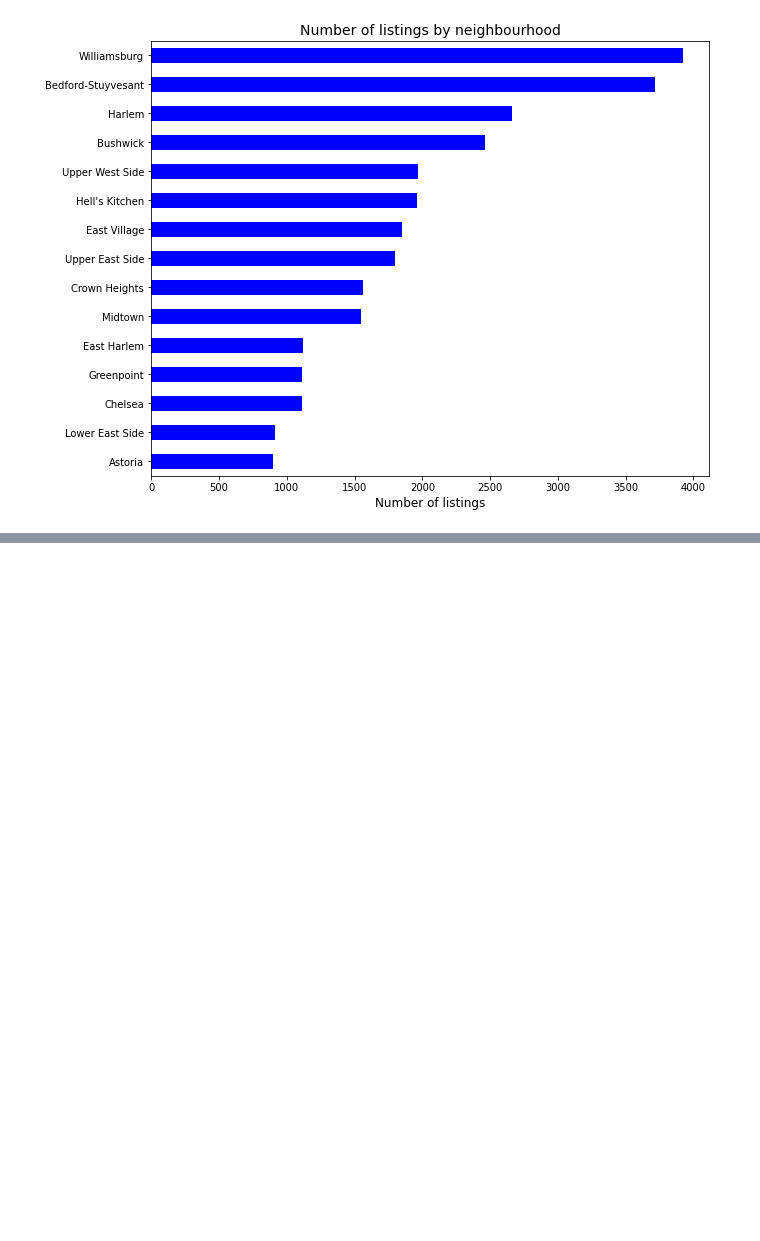
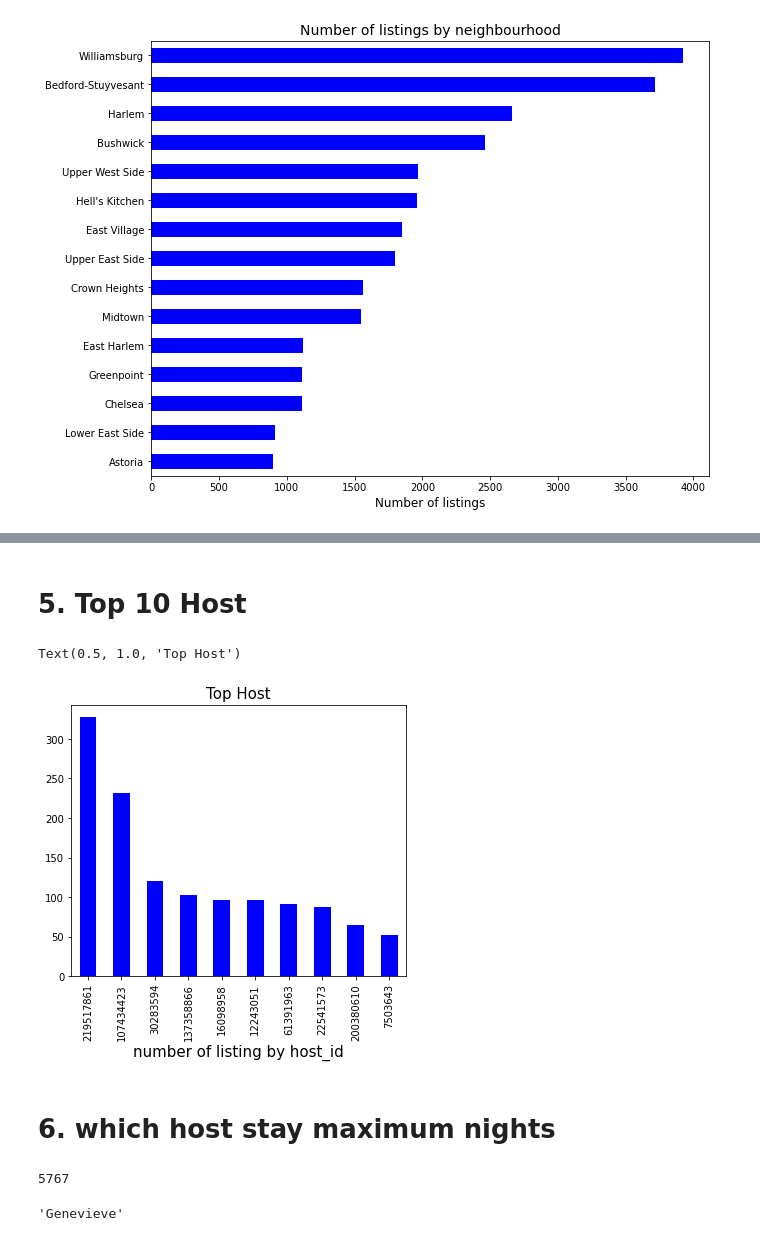
Before and after one commit to vaibhav639/Airbnb-Bookings-Analysis, a Jupyter notebook: Airbnb_Bookings_Analysis_Github.ipynb, the cells around one changed output, grey strips where cells are left out. Saved outputs shown, nothing was run; the diff lists cells and outputs as text; code cells hidden in the pictures; blank space fills up the shorter version.

```diff
--- a/Airbnb_Bookings_Analysis_Github.ipynb
+++ b/Airbnb_Bookings_Analysis_Github.ipynb
@@ -89,0 +104,21 @@ plt.show()
+# %% [markdown]
+# 5. Top 10 Host
+# %%
+top_host = df['host_id'].value_counts().head(10)
+top_host.plot(kind = 'bar', color = 'b', figsize = (6,5))
+plt.xlabel('number of listing by host_id', fontsize = 15)
+plt.title('Top Host', fontsize = 15 )
+# %% [output]
+Text(0.5, 1.0, 'Top Host')
+[figure, added]
+# %% [markdown]
+# 6. which host stay maximum nights
+# %%
+#find index of maximum night in colomn 'minimum_nights.
+print(df['minimum_nights'].idxmax())
+# %% [output]
+5767
+# %%
+df['host_name'].loc[df['minimum_nights'].idxmax()]
+# %% [output]
+'Genevieve'
```
Also changed, not shown: parts of 6 cells of this notebook.
